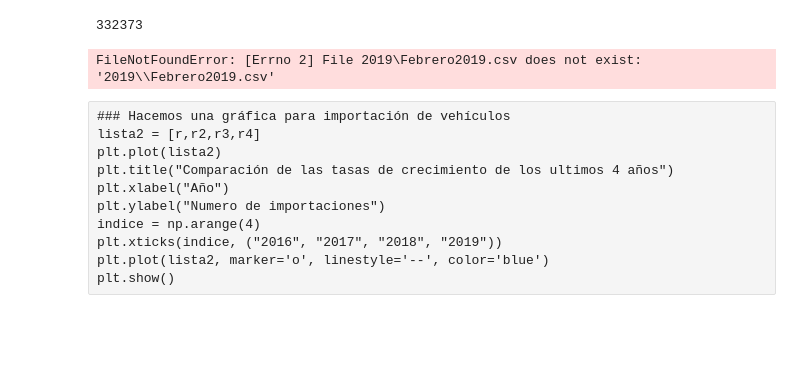
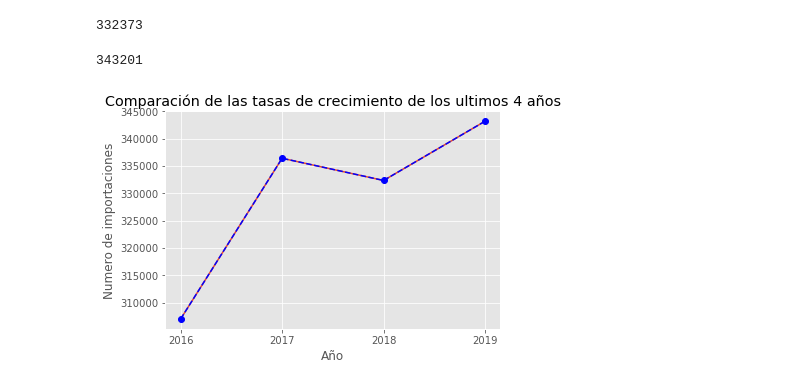
Before and after one commit to tru17189/Proyecto_Mineria_De_Datos, a Jupyter notebook: Problema_Cientifico.ipynb, the cells around one changed output. Drawn from its saved outputs; the diff is of its cells as text; code cells hidden in the pictures; blank space fills up the shorter version.

```diff
--- a/Problema_Cientifico.ipynb
+++ b/Problema_Cientifico.ipynb
@@ -306,10 +307,6 @@ A2019 = pd.read_csv('2019\Septiembre2019.csv')
 d9 = A2019.Distintivo
 d9 = d9.count()
 
-A2019 = pd.read_csv('2019\Octubre2019.csv')
-d10 = A2019.Distintivo
-d10 = d10.count()
-
 A2019 = pd.read_csv('2019\_Noviembre2019.csv')
 d11 = A2019.Distintivo
 d11 = d11.count()
@@ -318,18 +315,21 @@ A2019 = pd.read_csv('2019\Diciembre2019.csv')
 d12 = A2019.Distintivo
 d12 = d12.count()
 
-r4 = d1 + d2 + d3 + d4 + d5 + d6 + d7 + d8 + d9 + d10 + d11 + d12
+r4 = d1 + d2 + d3 + d4 + d5 + d6 + d7 + d8 + d9 + 32916 + d11 + d12
 r4
 # %% [output]
-FileNotFoundError: [Errno 2] File 2019\Febrero2019.csv does not exist: '2019\\Febrero2019.csv'
+343201
-# %% [raw]
-### Hacemos una gráfica para importación de vehículos
-lista2 = [r,r2,r3,r4]
-plt.plot(lista2)
-plt.title("Comparación de las tasas de crecimiento de los ultimos 4 años")
-plt.xlabel("Año")
-plt.ylabel("Numero de importaciones")
-indice = np.arange(4)
-plt.xticks(indice, ("2016", "2017", "2018", "2019"))
-plt.plot(lista2, marker='o', linestyle='--', color='blue')
-plt.show()
+# %%
+### Hacemos una gráfica para importación de vehículos
+lista2 = [r,r2,r3,r4]
+plt.plot(lista2)
+plt.style.use("ggplot")
+plt.title("Comparación de las tasas de crecimiento de los ultimos 4 años")
+plt.xlabel("Año")
+plt.ylabel("Numero de importaciones")
+indice = np.arange(4)
+plt.xticks(indice, ("2016", "2017", "2018", "2019"))
+plt.plot(lista2, marker='o', linestyle='--', color='blue')
+plt.show()
+# %% [output]
+[figure, added]
```
Also changed, not shown: parts of 1 cell of this notebook, 10 other files.
